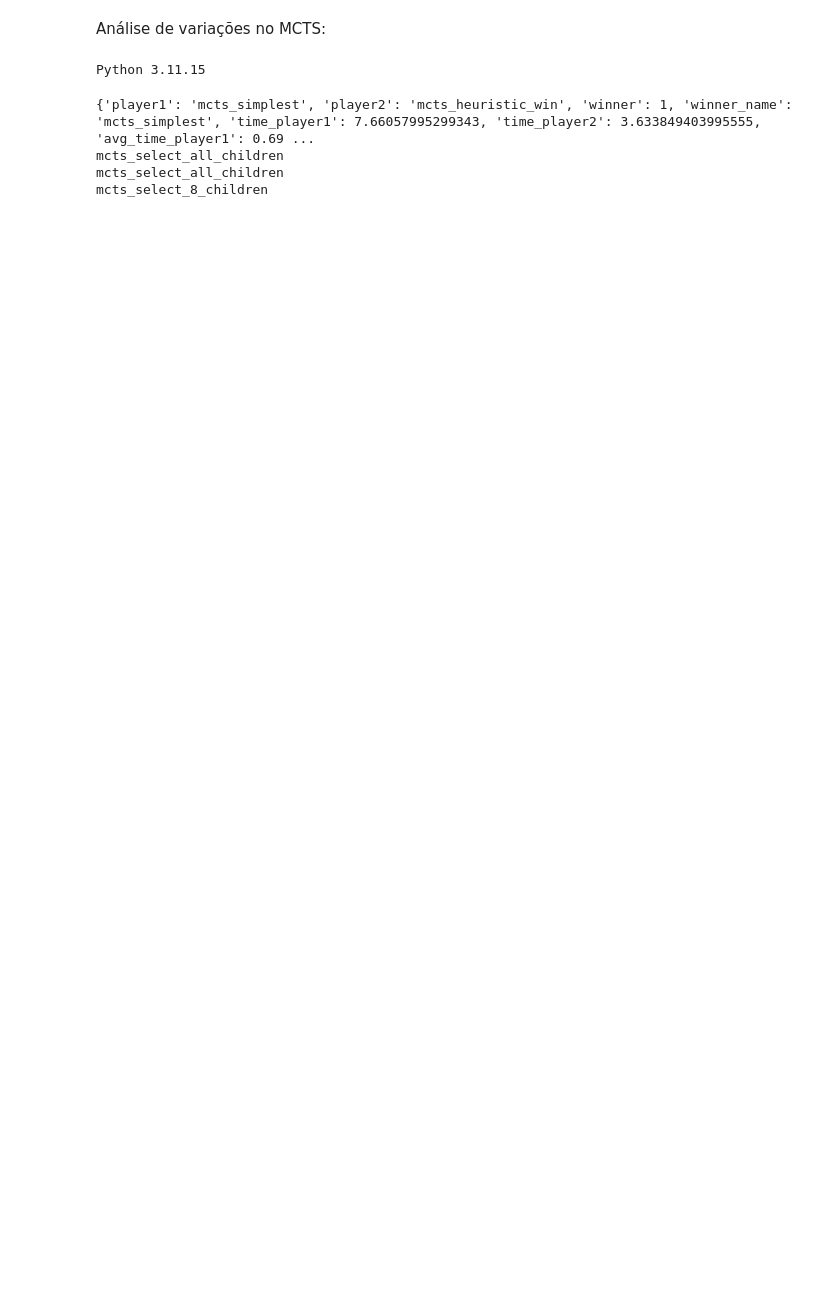
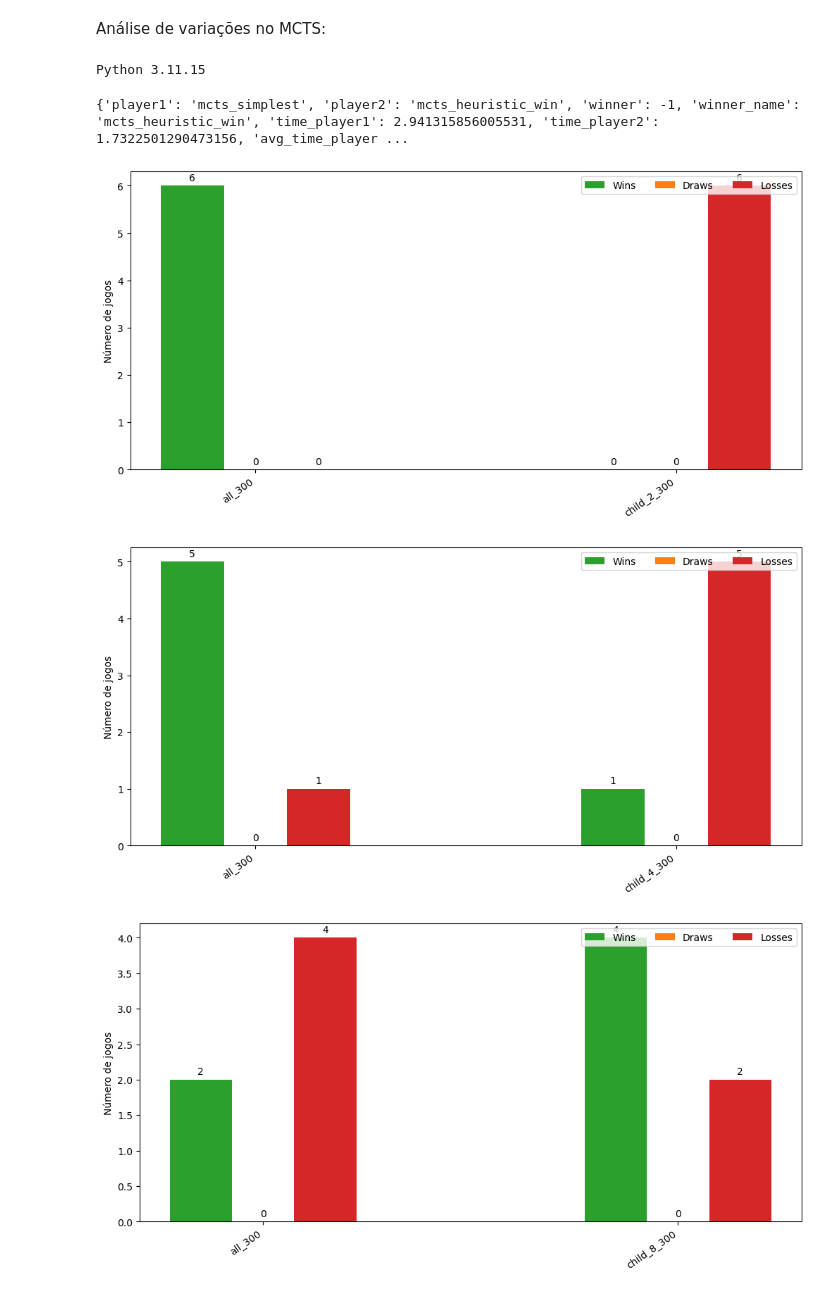
Before and after one commit to andredpinto/AI_2526_Project, a Jupyter notebook: notebook.ipynb, the cells around one changed output. Saved outputs shown, nothing was run; the diff lists cells and outputs as text; code cells hidden in the pictures; blank space fills up the shorter version.

```diff
--- a/notebook.ipynb
+++ b/notebook.ipynb
@@ -10,5 +11,7 @@ from game import Game
 # %%
-#vou criar uma função para poder correr jogos com parametros que eu defina e retornar estatisticas
 #o método run do Game é mais para poder jogar no terminal com prints e assim
-#acabei por decidir implementar dentro do game.py, acho que faz mais sentido
-stats = Game("mcts_simplest", "mcts_heuristic_win").notebook_run()
+#notebook_run feito de proprósito para a análise
+stats = Game("","").notebook_run("mcts_simplest", MCTS().move, "mcts_heuristic_win", MCTS(heuristic_win=True).move)
+print(stats)
+# %% [output]
+{'player1': 'mcts_simplest', 'player2': 'mcts_heuristic_win', 'winner': -1, 'winner_name': 'mcts_heuristic_win', 'time_player1': 2.941315856005531, 'time_player2': 1.7322501290473156, 'avg_time_player ...
@@ -19,10 +18,15 @@ stats3 = Game("mcts_select_4_children", "mcts_select_8_children").notebook_run()
 # %%
-print(stats)
-print(stats1["winner_name"])
-print(stats2["winner_name"])
-print(stats3["winner_name"])
+# "mcts_simplest":MCTS(child_limit=8,).move,
+# "mcts_heuristic_win":MCTS(child_limit=8,heuristic_win=True).move, #selects win state during simulation
+# "mcts_heuristic_block_win" : MCTS(child_limit=8,heuristic_block_win=True).move, #doesnt chose a move that lets the opponent win
+# "mcts_win_and_block_win" : MCTS(child_limit=8,heuristic_win=True, heuristic_block_win=True).move,
+# "mcts_tree":MCTS(child_limit=8,save_tree=True).move, #one of the above, but saving the tree
+# "mcts_full" : MCTS(child_limit=8,heuristic_win=True, heuristic_block_win=True, save_tree=True).move,#block_win deixa muito lento
+child_variants_300 = [
+      ("all_300", MCTS(max_iter=300)),
+      ("child_2_300", MCTS(child_limit=2, max_iter=300)),
+      ("child_4_300", MCTS(child_limit=4, max_iter=300)),
+      ("child_8_300", MCTS(child_limit=8, max_iter=300)),
+]
+# "mcts_select_8_children_more_iters" : MCTS(child_limit=8, max_iter=500).move,
+# "mcts_select_all_children_more_iters" : MCTS(max_iter=500).move,
-# %% [output]
-{'player1': 'mcts_simplest', 'player2': 'mcts_heuristic_win', 'winner': 1, 'winner_name': 'mcts_simplest', 'time_player1': 7.66057995299343, 'time_player2': 3.633849403995555, 'avg_time_player1': 0.69 ...
-mcts_select_all_children
-mcts_select_all_children
-mcts_select_8_children
@@ -28,0 +84,45 @@ mcts_select_8_children
+# %%
+#vou fazer all vs cada variante, devido ao tempo que demora correr todos contra todos
+stats_2 = variants_stats([child_variants_300[0], child_variants_300[1]], n_games=3)  # all vs 2
+stats_4 = variants_stats([child_variants_300[0], child_variants_300[2]], n_games=3)  # all vs 4
+stats_8 = variants_stats([child_variants_300[0], child_variants_300[3]], n_games=3)  # all vs 8
+# %%
+import matplotlib.pyplot as plt
+import numpy as np
+
+#https://matplotlib.org/stable/gallery/lines_bars_and_markers/barchart.html
+def plot_bars_for_each_var(stats, title):
+    variants = list(stats.keys())
+
+    measurements = [
+        ("Wins",  [stats[v]["wins"]   for v in variants], "#2ca02c"),  # verde
+        ("Draws", [stats[v]["draws"]  for v in variants], "#ff7f0e"),  # laranja
+        ("Losses",[stats[v]["losses"] for v in variants], "#d62728"),  # vermelho
+    ]
+
+    x = np.arange(len(variants))
+    width = 0.15
+    multiplier = 0
+
+    fig, ax = plt.subplots(figsize=(10, 5), layout="constrained")
+
+    for label, values, color in measurements:
+        offset = width * multiplier
+        rects = ax.bar(x + offset, values, width, label=label, color=color)
+        ax.bar_label(rects, padding=3)
+        multiplier += 1
+
+    ax.set_ylabel("Número de jogos")
+    ax.set_title(title)
+    ax.set_xticks(x + width, variants, rotation=35, ha="right")
+    ax.legend(loc="upper right", ncols=3)
+
+    plt.show()
+# %%
+plot_bars_for_each_var(stats_2, "")
+plot_bars_for_each_var(stats_4, "")
+plot_bars_for_each_var(stats_8, "")
+# %% [output]
+[figure, added]
+[figure, added]
+[figure, added]
```
Also changed, not shown: parts of 16 cells of this notebook, 2 other files.
